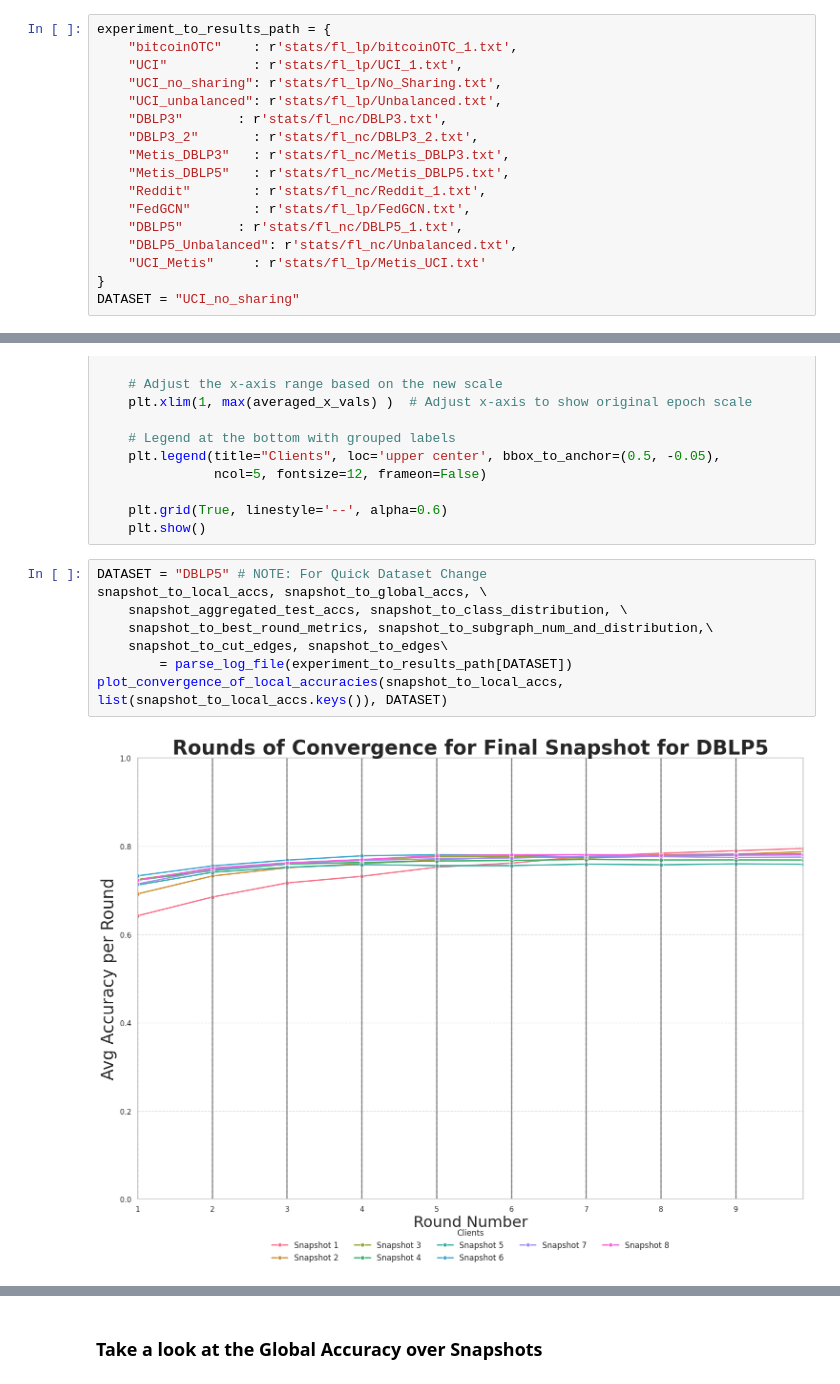
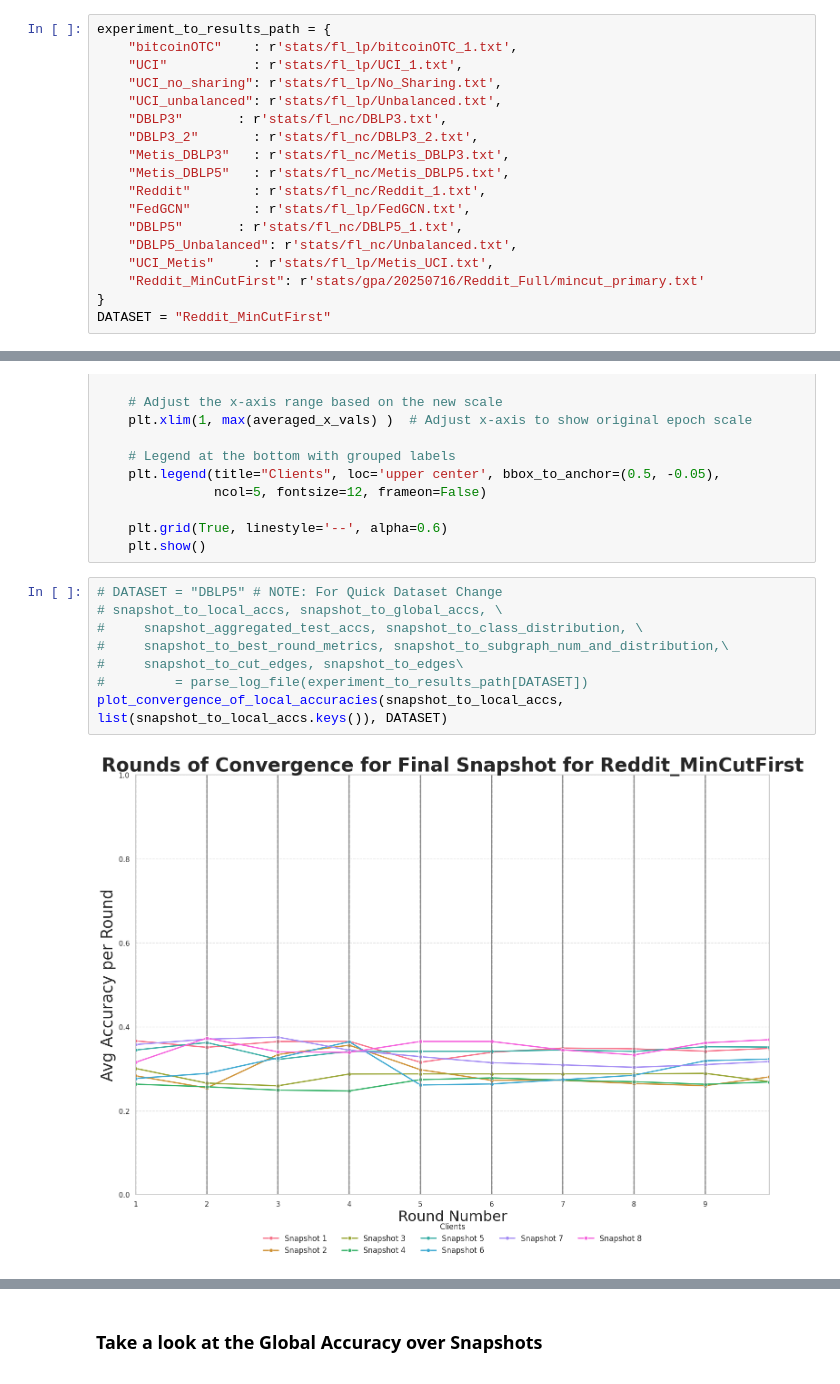
Before and after one commit to Ashley0909/DG-CoLearn, a Jupyter notebook: analysis.ipynb, the cells around one changed output, grey strips where cells are left out. Saved outputs shown, nothing was run; the diff lists cells and outputs as text.

```diff
--- a/analysis.ipynb
+++ b/analysis.ipynb
@@ -25,9 +25,10 @@ experiment_to_results_path = {
     "FedGCN"        : r'stats/fl_lp/FedGCN.txt',
     "DBLP5"       : r'stats/fl_nc/DBLP5_1.txt',
     "DBLP5_Unbalanced": r'stats/fl_nc/Unbalanced.txt',
-    "UCI_Metis"     : r'stats/fl_lp/Metis_UCI.txt'
+    "UCI_Metis"     : r'stats/fl_lp/Metis_UCI.txt',
+    "Reddit_MinCutFirst": r'stats/gpa/20250716/Reddit_Full/mincut_primary.txt'
 }
-DATASET = "UCI_no_sharing"
+DATASET = "Reddit_MinCutFirst"
 # %% [markdown]
 <h3> Function to parse each of the txt files that we ran to extract results
 # %%
@@ -270,12 +298,12 @@ def plot_convergence_of_local_accuracies(snapshot_to_local_accs, snapshots, data
     plt.grid(True, linestyle='--', alpha=0.6)
     plt.show()
 # %%
-DATASET = "DBLP5" # NOTE: For Quick Dataset Change
-snapshot_to_local_accs, snapshot_to_global_accs, \
-    snapshot_aggregated_test_accs, snapshot_to_class_distribution, \
-    snapshot_to_best_round_metrics, snapshot_to_subgraph_num_and_distribution,\
-    snapshot_to_cut_edges, snapshot_to_edges\
-        = parse_log_file(experiment_to_results_path[DATASET])
+# DATASET = "DBLP5" # NOTE: For Quick Dataset Change
+# snapshot_to_local_accs, snapshot_to_global_accs, \
+#     snapshot_aggregated_test_accs, snapshot_to_class_distribution, \
+#     snapshot_to_best_round_metrics, snapshot_to_subgraph_num_and_distribution,\
+#     snapshot_to_cut_edges, snapshot_to_edges\
+#         = parse_log_file(experiment_to_results_path[DATASET])
 plot_convergence_of_local_accuracies(snapshot_to_local_accs, list(snapshot_to_local_accs.keys()), DATASET)
 # %% [output]
-[figure, old version]
+[figure, new version]
```
Also changed, not shown: parts of 13 cells of this notebook, 7 other files.
